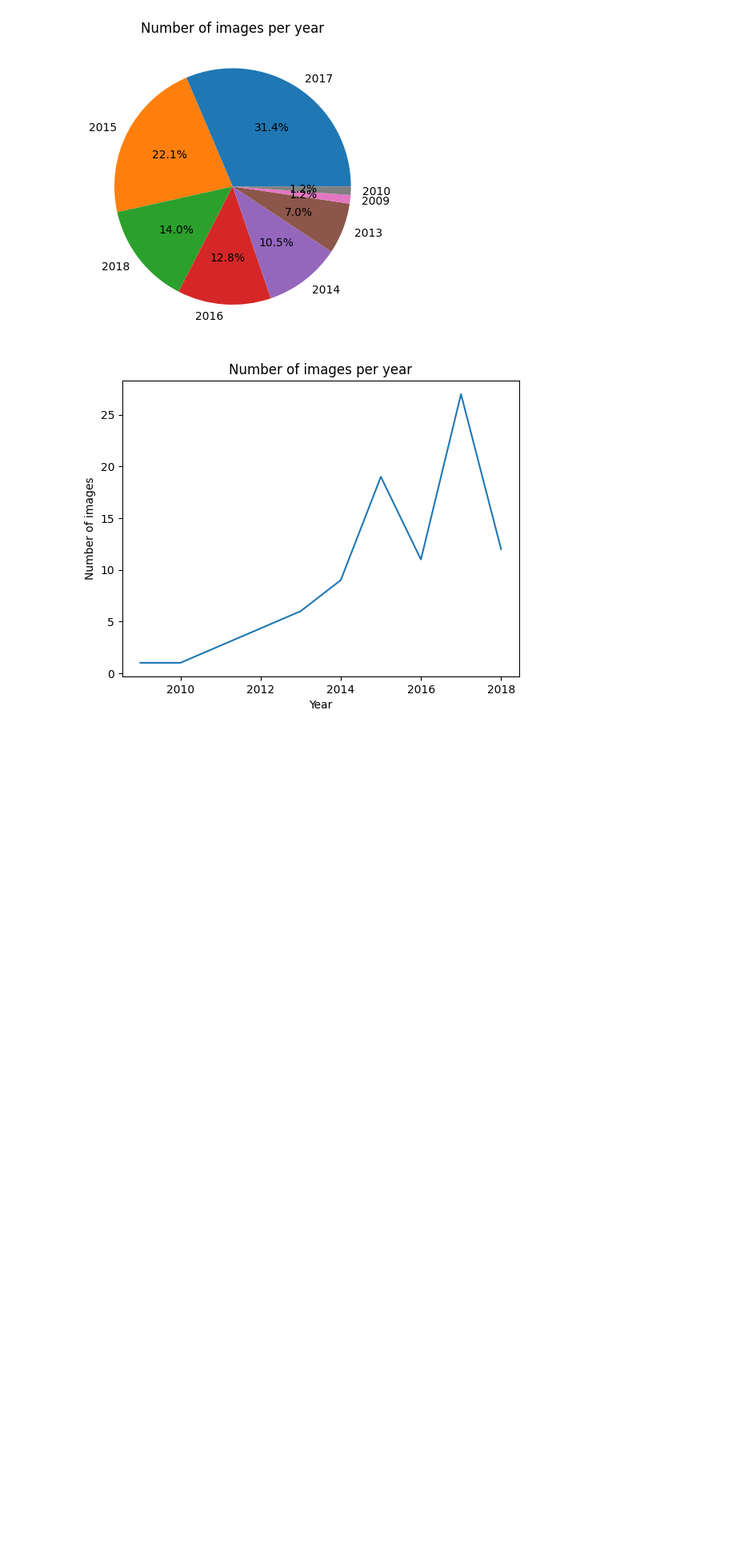
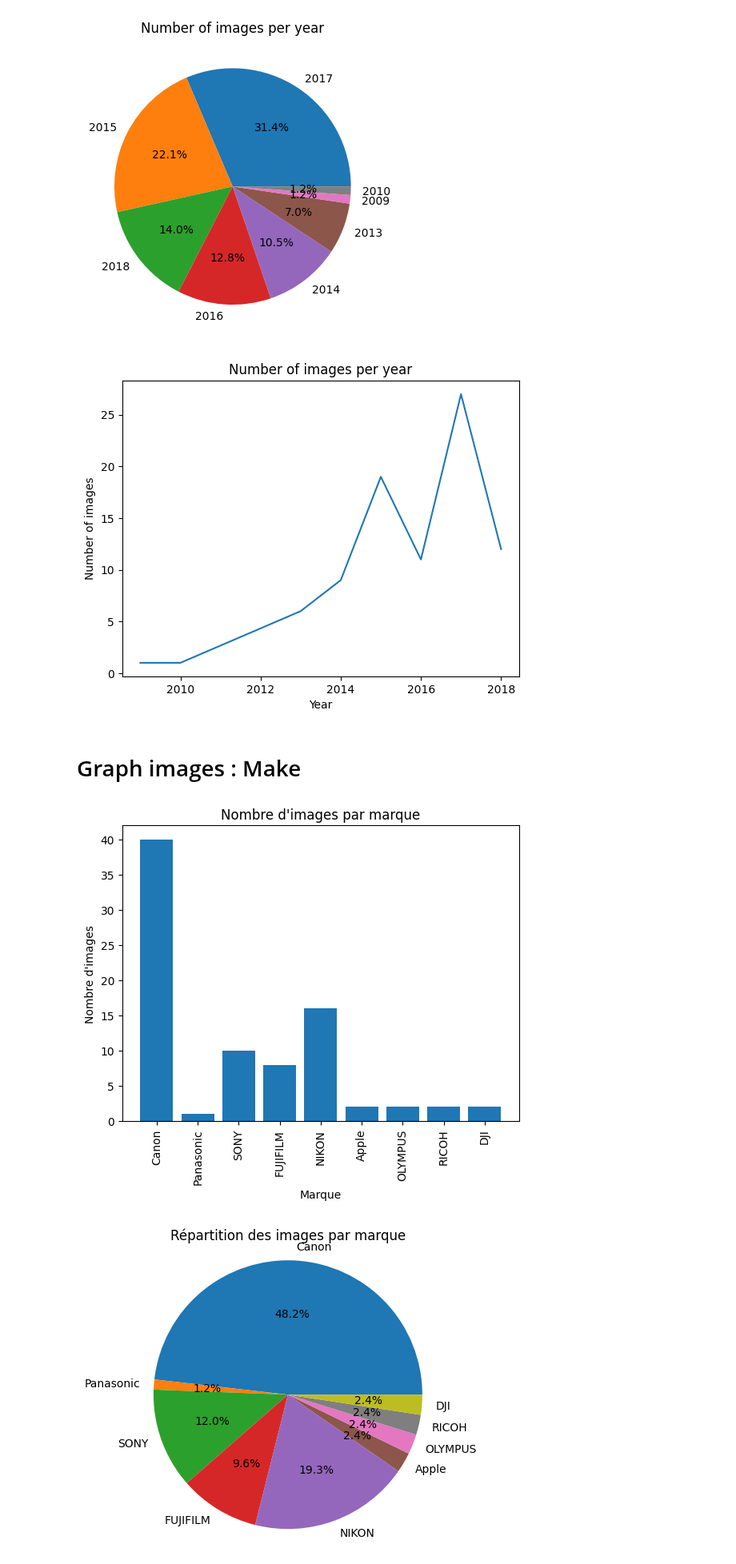
Before and after one commit to TeissierYannis/CPE-bigdata-TDM-project, a Jupyter notebook: data_viz/stats.ipynb, the cells around one changed output. Shown at 80% size. Drawn from its saved outputs; the diff is of its cells as text; code cells hidden in the pictures; blank space fills up the shorter version.

Commit message:
add graph with makers

```diff
--- a/data_viz/stats.ipynb
+++ b/data_viz/stats.ipynb
@@ -63,6 +63,15 @@ for image in res:
         else:
             dict_metadata[prop].append(None)
 
+
+for i in range(len(dict_metadata['Make'])):
+    if dict_metadata['Make'][i] is not None:
+        dict_metadata['Make'][i] = ''.join(filter(str.isalpha, dict_metadata['Make'][i])).replace('CORPORATION', '').replace('CORP', '').replace('COMPANY', '').replace('LTD', '').replace('IMAGING', '')
+
+for i, key in enumerate(dict_metadata['DateTime']):
+    if dict_metadata['DateTime'][i] is not None:
+        dict_metadata['DateTime'][i] = dict_metadata['DateTime'][i].replace('T', ' ').replace('-', ':').split('+')[0]
+
 # Close the connection
 conn.close()
 # %%
@@ -252,3 +254,37 @@ plt.show()
 [figure]
 [figure]
 [figure]
+# %% [markdown]
+# Graph images : Make
+# %%
+# initialiser un dictionnaire vide pour stocker le compte de chaque marque
+counts = {}
+
+# parcourir les valeurs de 'Make' et compter le nombre d'images associées à chaque marque
+for make in dict_metadata['Make']:
+    if make is not None:
+        counts[make] = counts.get(make, 0) + 1
+
+# convertir les résultats en listes pour la création du graphique
+labels = list(counts.keys())
+values = list(counts.values())
+
+# créer le graphique en bâtons
+plt.bar(labels, values)
+plt.title('Nombre d\'images par marque')
+plt.xlabel('Marque')
+plt.ylabel('Nombre d\'images')
+plt.xticks(rotation=90)
+plt.show()
+
+
+# Créer un graphique en camembert
+labels = counts.keys()
+sizes = counts.values()
+plt.pie(sizes, labels=labels, autopct='%1.1f%%')
+plt.axis('equal')
+plt.title('Répartition des images par marque')
+plt.show()
+# %% [output]
+[figure, added]
+[figure, added]
```
Also changed, not shown: parts of 1 cell of this notebook.
